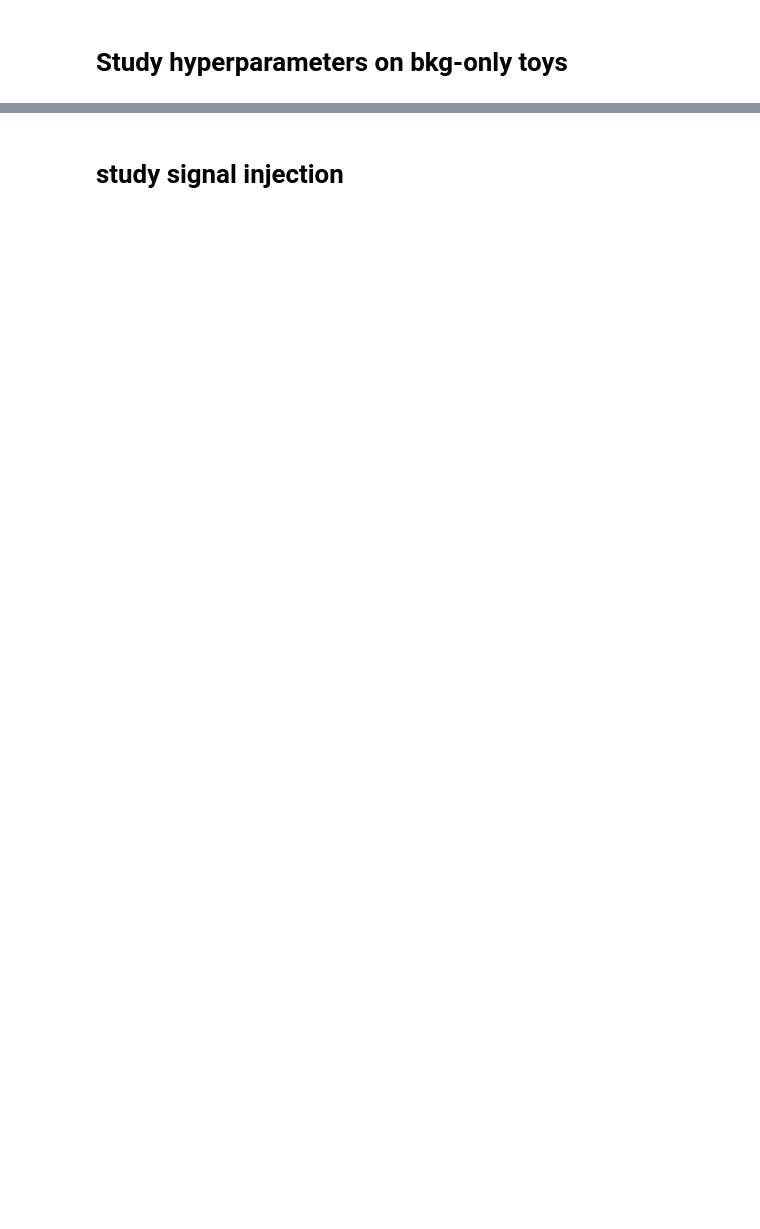
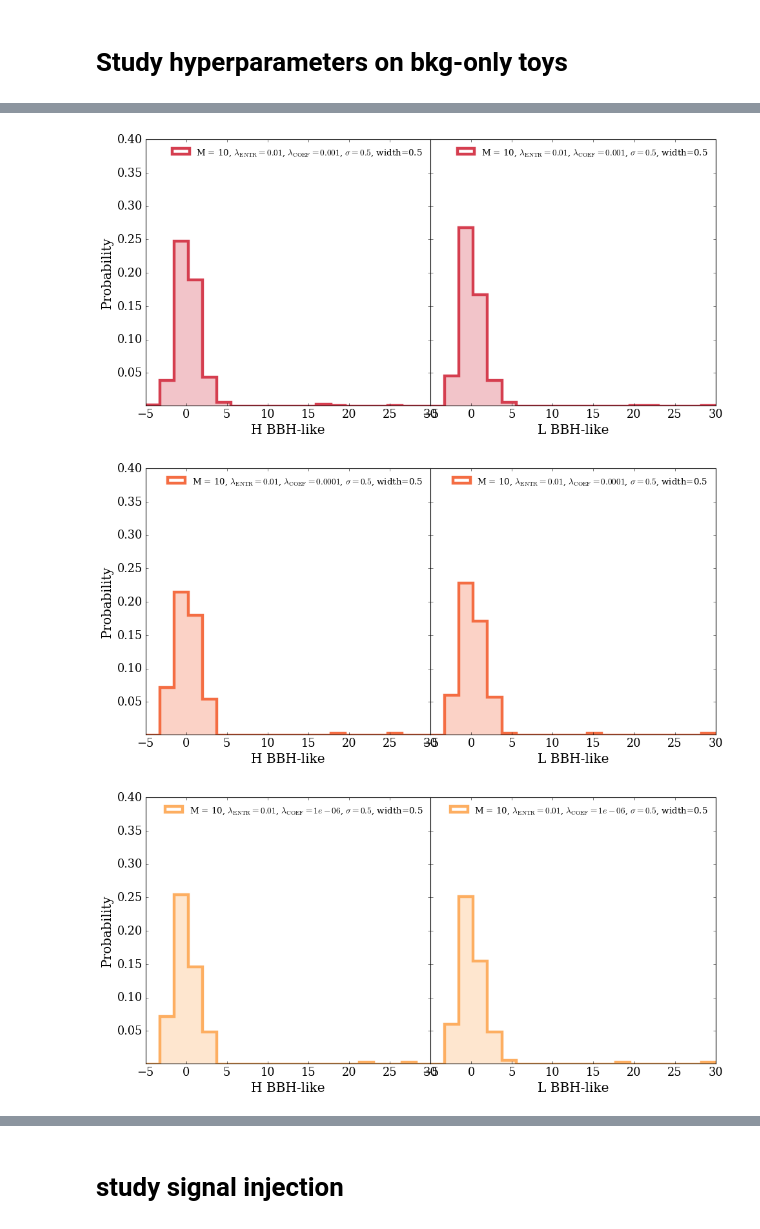
Before and after one commit to GaiaGrosso/NPLM-GWAK, a Jupyter notebook: analyse-output_dict-learning.ipynb, the cells around one changed output, grey strips where cells are left out. Cells and saved outputs as stored; diff of their text form; code cells hidden in the pictures; blank space fills up the shorter version.

```diff
--- a/analyse-output_dict-learning.ipynb
+++ b/analyse-output_dict-learning.ipynb
@@ -471,0 +552,54 @@ M50_Lcoeffs1e-11_Lwidths0_Lentropy1.0_epochs1000_subepochs100_width4.0_train-coe
+# %%
+labels_vars=["H background-like", "L background-like", "H BBH-like",
+        "L BBH-like", "H Glitch-like", "L Glitch-like", "H SG lf - like",
+        "L SG lf - like", "H SG hf - like", "L SG hf - like",
+        "Frequency correlation"]
+labels_vars_2D = ["H BBH-like", "L BBH-like"]
+xmin, xmax, nbins = -5, 30, 20
+bins      = np.linspace(xmin, xmax, nbins+1)
+binswidth = (xmax-xmin)*1./nbins
+font = font_manager.FontProperties(family='serif', size=12)
+i=0
+for k in list(t_dict.keys()):
+    if k==list(t_dict.keys())[0]:
+        i+=1
+        continue
+    M = folders[k].split('/')[-3].split('M')[-1].split('_')[0]
+    Lrep = folders[k].split('/')[-3].split('_Lentropy')[-1].split('_')[0]
+    Lcoe = folders[k].split('/')[-3].split('_Lcoeffs')[-1].split('_')[0]
+    clip = folders[k].split('/')[-2].split('clip')[-1].split('/')[0]
+    width= folders[k].split('/')[-3].split('_width')[-1].split('_')[0]
+    fig  = plt.figure(figsize=(6*4, 6*4))
+    fig.patch.set_facecolor('white')
+    for d in range(centroids_history[k].shape[3]):
+        ax= fig.add_axes([0.05+(d%4)*(0.92/4), 0.15+int(d/4)*0.92/4, 0.92/4, 0.86/4])
+        t=centroids_history[k][:, -1, :, d].reshape((-1,))
+        plt.hist(t, bins=bins, histtype='step', color=colors[i],
+                 label=r'M = %s, $\lambda_{\rm ENTR}=%s$, $\lambda_{\rm COEF}=%s$, $\sigma=%s$, width=%s'%(M, Lrep, Lcoe, width, width),
+                 lw=4, weights=np.ones_like(t)*1./(t.shape[0]*binswidth))
+        plt.hist(t, bins=bins, color=colors[i], histtype='stepfilled', alpha=0.3,
+                    weights=np.ones_like(t)*1./(t.shape[0]*binswidth))
+        plt.legend(prop=font, ncol=1, loc='upper right', frameon=False)
+        if centroids_history[k].shape[3]==2:
+            plt.xlabel(labels_vars_2D[d], fontsize=18, fontname="serif")
+        else:
+            plt.xlabel(labels_vars[d], fontsize=18, fontname="serif")
+        if d%4==0:
+            plt.ylabel('Probability', fontsize=18, fontname="serif")
+        else:
+            ax.tick_params(axis='y', which='both', labelleft=False)
+        if int(d/4)>0:
+            ax.tick_params(axis='x', which='both', labelbottom=False)
+
+        plt.yticks(fontsize=16, fontname="serif")
+        plt.xticks(fontsize=16, fontname="serif")
+        #plt.yscale('log')
+        plt.ylim(0.001, 0.4)
+        #plt.xscale('log')#(-0.1, 1.1)
+    plt.savefig('%s/centroids_distribution.pdf'%(folders[k]))
+    plt.show()
+    i+=1
+# %% [output]
+[figure, added]
+[figure, added]
+[figure, added]
```
Also changed, not shown: parts of 12 cells of this notebook.
